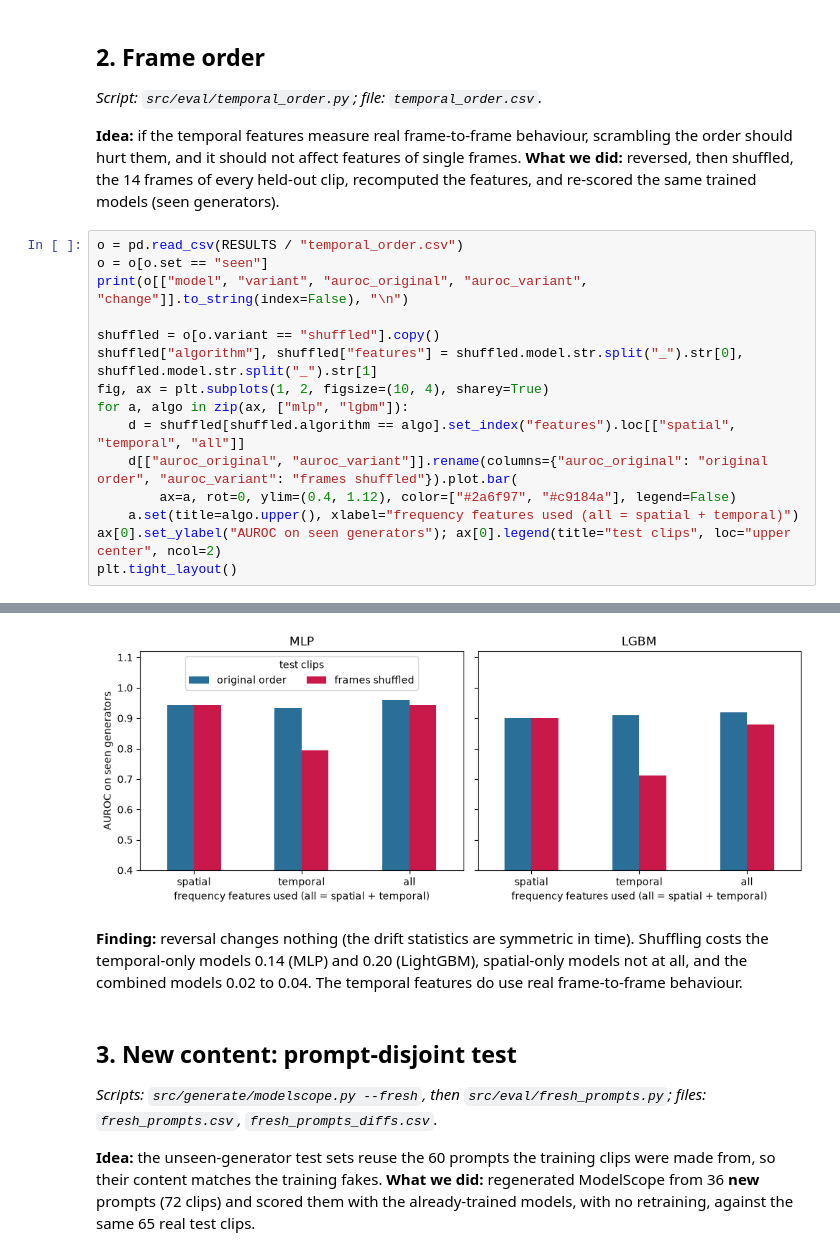
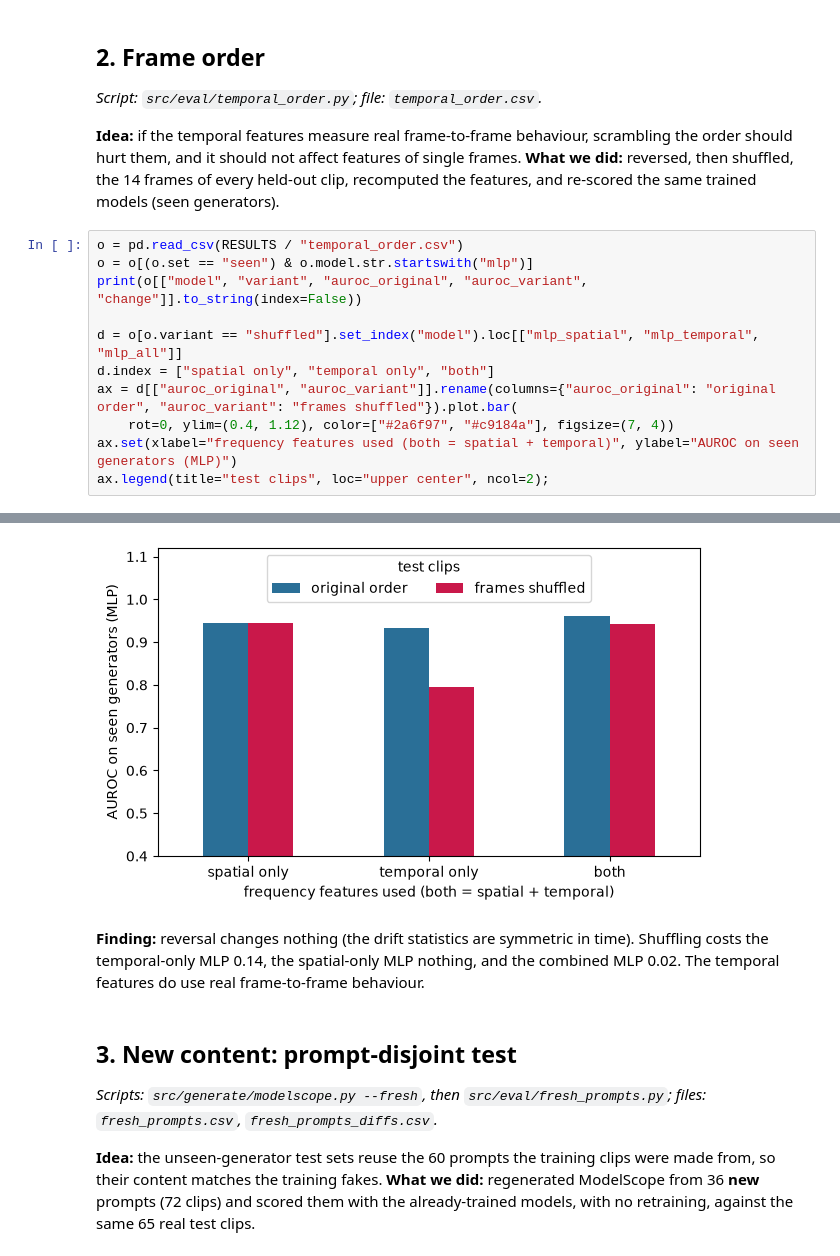
Before and after one commit to Astitva-Garg/Detection-of-AI-Generated-Video-via-Frequency-Domain, a Jupyter notebook: novelty.ipynb, the cells around one changed output, grey strips where cells are left out. Drawn from its saved outputs; the diff is of its cells as text.

Commit message:
novelty.ipynb: remove LightGBM results (LR and MLP only)

```diff
--- a/novelty.ipynb
+++ b/novelty.ipynb
@@ -52,17 +51,13 @@ mlp       0.031     -0.084  -0.040
 **What we did:** reversed, then shuffled, the 14 frames of every held-out clip, recomputed the features, and re-scored the same trained models (seen generators).
 # %%
 o = pd.read_csv(RESULTS / "temporal_order.csv")
-o = o[o.set == "seen"]
-print(o[["model", "variant", "auroc_original", "auroc_variant", "change"]].to_string(index=False), "\n")
+o = o[(o.set == "seen") & o.model.str.startswith("mlp")]
+print(o[["model", "variant", "auroc_original", "auroc_variant", "change"]].to_string(index=False))
 
-shuffled = o[o.variant == "shuffled"].copy()
-shuffled["algorithm"], shuffled["features"] = shuffled.model.str.split("_").str[0], shuffled.model.str.split("_").str[1]
-fig, ax = plt.subplots(1, 2, figsize=(10, 4), sharey=True)
-for a, algo in zip(ax, ["mlp", "lgbm"]):
-    d = shuffled[shuffled.algorithm == algo].set_index("features").loc[["spatial", "temporal", "all"]]
-    d[["auroc_original", "auroc_variant"]].rename(columns={"auroc_original": "original order", "auroc_variant": "frames shuffled"}).plot.bar(
-        ax=a, rot=0, ylim=(0.4, 1.12), color=["#2a6f97", "#c9184a"], legend=False)
-    a.set(title=algo.upper(), xlabel="frequency features used (all = spatial + temporal)")
-ax[0].set_ylabel("AUROC on seen generators"); ax[0].legend(title="test clips", loc="upper center", ncol=2)
-plt.tight_layout()
+d = o[o.variant == "shuffled"].set_index("model").loc[["mlp_spatial", "mlp_temporal", "mlp_all"]]
+d.index = ["spatial only", "temporal only", "both"]
+ax = d[["auroc_original", "auroc_variant"]].rename(columns={"auroc_original": "original order", "auroc_variant": "frames shuffled"}).plot.bar(
+    rot=0, ylim=(0.4, 1.12), color=["#2a6f97", "#c9184a"], figsize=(7, 4))
+ax.set(xlabel="frequency features used (both = spatial + temporal)", ylabel="AUROC on seen generators (MLP)")
+ax.legend(title="test clips", loc="upper center", ncol=2);
 # %% [output]
@@ -82,6 +71,6 @@ lgbm_temporal shuffled           0.909          0.711  -0.198
-[figure, old version]
+[figure, new version]
 # %% [markdown]
-**Finding:** reversal changes nothing (the drift statistics are symmetric in time). Shuffling costs the temporal-only models 0.14 (MLP) and 0.20 (LightGBM), spatial-only models not at all, and the combined models 0.02 to 0.04. The temporal features do use real frame-to-frame behaviour.
+**Finding:** reversal changes nothing (the drift statistics are symmetric in time). Shuffling costs the temporal-only MLP 0.14, the spatial-only MLP nothing, and the combined MLP 0.02. The temporal features do use real frame-to-frame behaviour.
 # %% [markdown]
 ## 3. New content: prompt-disjoint test
 
```
Also changed, not shown: parts of 5 cells of this notebook.
